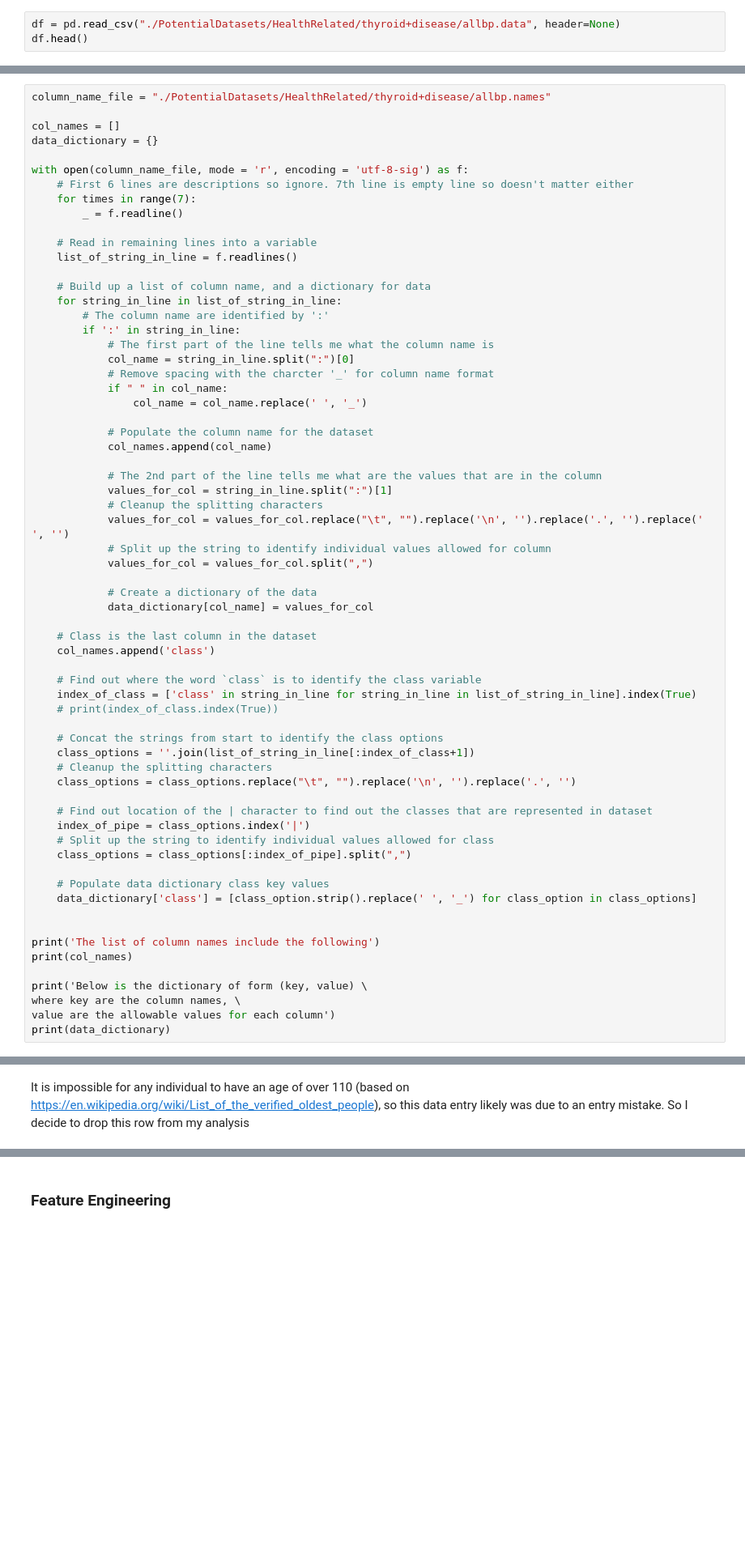
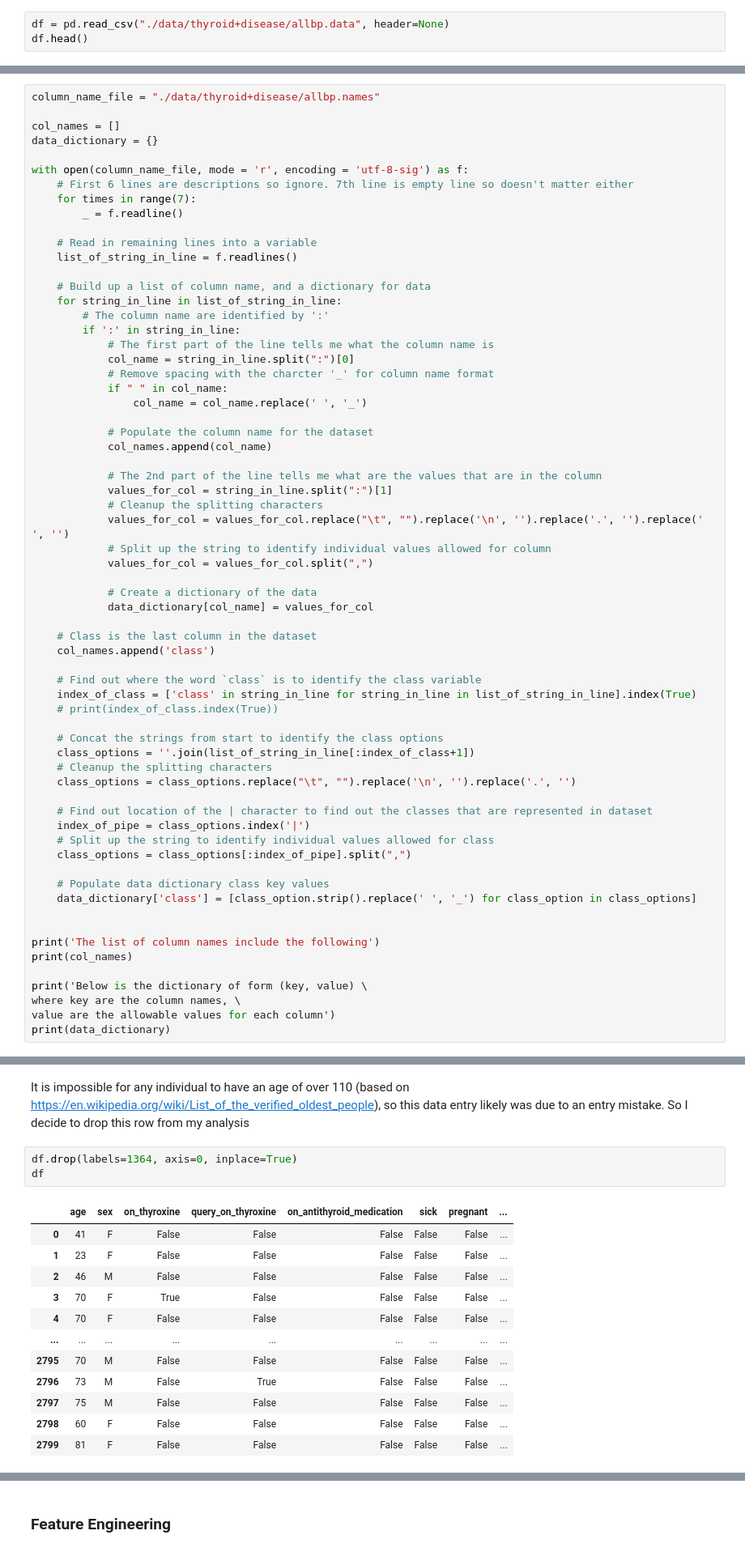
Before and after one commit to dflin96/UChicago-ADSP-31009-ON1-Machine-Learning-Predictive-Analytics-FnalProject-ThyroidDisease, a Jupyter notebook: ThyroidDisease.ipynb, the cells around one changed output, grey strips where cells are left out. Shown: that part at 81% size. Cells and saved outputs as stored; diff of their text form; blank space fills up the shorter version.

```diff
--- a/ThyroidDisease.ipynb
+++ b/ThyroidDisease.ipynb
@@ -211,5 +204,5 @@ find: ./PotentialDatasets/HealthRelated/thyroid+disease/: No such file or direct
 # %%
-df = pd.read_csv("./PotentialDatasets/HealthRelated/thyroid+disease/allbp.data", header=None)
+df = pd.read_csv("./data/thyroid+disease/allbp.data", header=None)
 df.head()
 # %% [output]
 |  | 0 | 1 | 2 | 3 | 4 | 5 | 6 | 7 | 8 | 9 | ... | ... |
@@ -222,7 +215,7 @@ df.head()
 # %% [markdown]
 Parse the .names file to create column names and data dictionary
 # %%
-column_name_file = "./PotentialDatasets/HealthRelated/thyroid+disease/allbp.names"
+column_name_file = "./data/thyroid+disease/allbp.names"
 
 col_names = []
 data_dictionary = {}
@@ -836,3 +844,19 @@ df[df['age'] >= 100]
 1 rows × 28 columns
 # %% [markdown]
 It is impossible for any individual to have an age of over 110 (based on https://en.wikipedia.org/wiki/List_of_the_verified_oldest_people), so this data entry likely was due to an entry mistake. So I decide to drop this row from my analysis
+# %%
+df.drop(labels=1364, axis=0, inplace=True)
+df
+# %% [output]
+|  | age | sex | on_thyroxine | query_on_thyroxine | on_antithyroid_medication | sick | pregnant | ... |
+| 0 | 41 | F | False | False | False | False | False | ... |
+| 1 | 23 | F | False | False | False | False | False | ... |
+| 2 | 46 | M | False | False | False | False | False | ... |
+| 3 | 70 | F | True | False | False | False | False | ... |
+| 4 | 70 | F | False | False | False | False | False | ... |
+| ... | ... | ... | ... | ... | ... | ... | ... | ... |
+| 2795 | 70 | M | False | False | False | False | False | ... |
+| 2796 | 73 | M | False | True | False | False | False | ... |
+| 2797 | 75 | M | False | False | False | False | False | ... |
+| 2798 | 60 | F | False | False | False | False | False | ... |
+| 2799 | 81 | F | False | False | False | False | False | ... |
```
Also changed, not shown: parts of 18 cells of this notebook.
